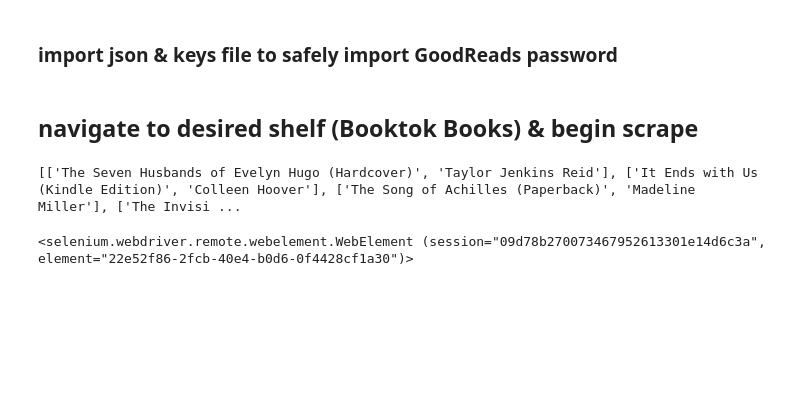
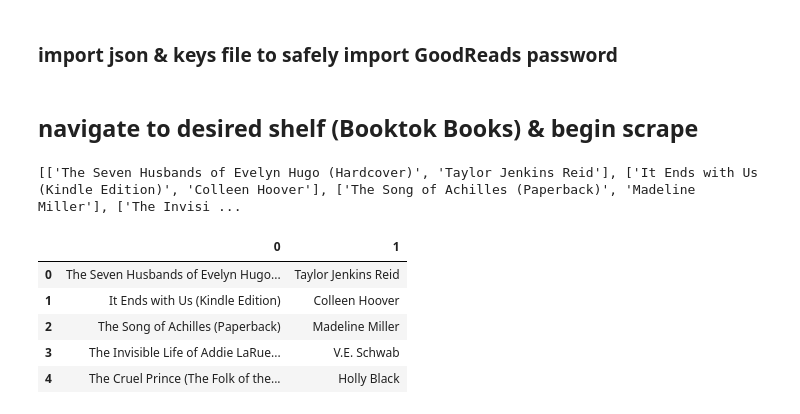
Before and after one commit to abigailasper/booktok-bestsellers, a Jupyter notebook: notebooks/goodreads_selenium.ipynb, the cells around one changed output. Cells and saved outputs as stored; diff of their text form; code cells hidden in the pictures; blank space fills up the shorter version.

```diff
--- a/notebooks/goodreads_selenium.ipynb
+++ b/notebooks/goodreads_selenium.ipynb
@@ -62,7 +64,15 @@ for page in range(1, 3, 1):
 print(book_list)
 # %% [output]
 [['The Seven Husbands of Evelyn Hugo (Hardcover)', 'Taylor Jenkins Reid'], ['It Ends with Us (Kindle Edition)', 'Colleen Hoover'], ['The Song of Achilles (Paperback)', 'Madeline Miller'], ['The Invisi ...
-# %%
-print(titles)
-# %% [output]
-<selenium.webdriver.remote.webelement.WebElement (session="09d78b270073467952613301e14d6c3a", element="22e52f86-2fcb-40e4-b0d6-0f4428cf1a30")>
+# %%
+#make list a dataframe
+books_df = pd.DataFrame(book_list)
+
+books_df.head()
+# %% [output]
+|  | 0 | 1 |
+| 0 | The Seven Husbands of Evelyn Hugo... | Taylor Jenkins Reid |
+| 1 | It Ends with Us (Kindle Edition) | Colleen Hoover |
+| 2 | The Song of Achilles (Paperback) | Madeline Miller |
+| 3 | The Invisible Life of Addie LaRue... | V.E. Schwab |
+| 4 | The Cruel Prince (The Folk of the... | Holly Black |
```
Also changed, not shown: parts of 7 cells of this notebook, 3 other files.
